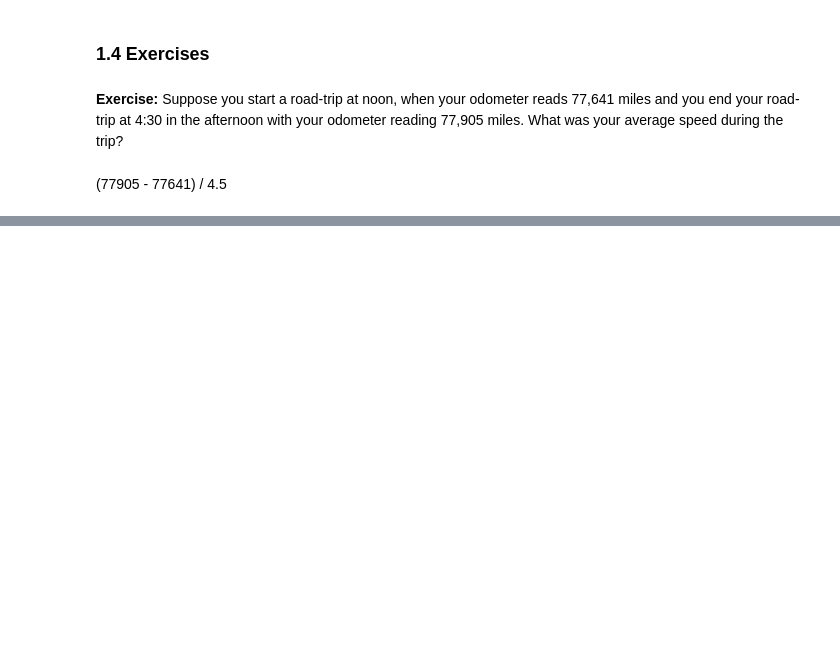
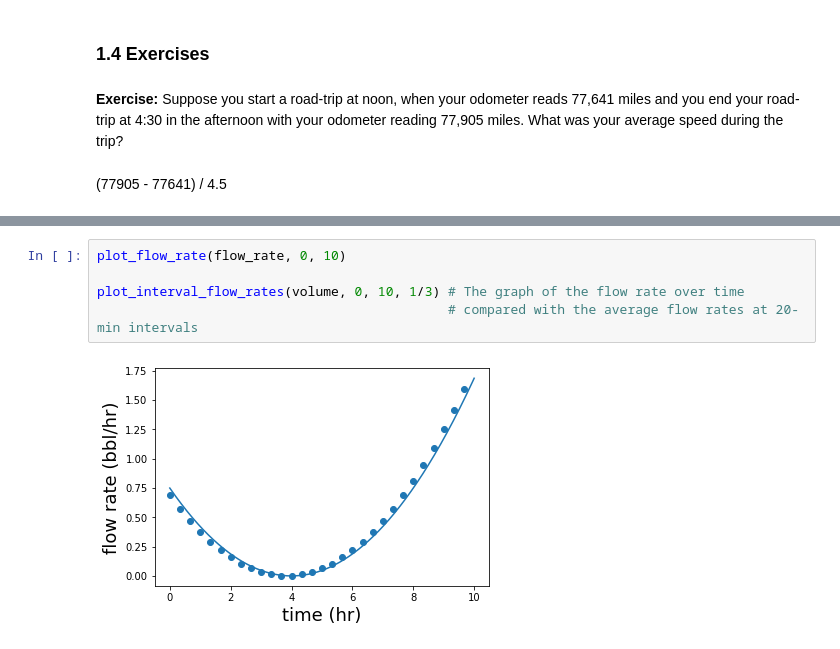
Before and after one commit to DoranLyong/Math-Programming-for-Coders, a Jupyter notebook: Math-for-Programmers/Part2_Calculus_and_Physical-simulation/01_Understanding rates of change/Rates-Of-Change.ipynb, the cells around one changed output, grey strips where cells are left out. Drawn from its saved outputs; the diff is of its cells as text; blank space fills up the shorter version.

```diff
--- a/Math-for-Programmers/Part2_Calculus_and_Physical-simulation/01_Understanding rates of change/Rates-Of-Change.ipynb
+++ b/Math-for-Programmers/Part2_Calculus_and_Physical-simulation/01_Understanding rates of change/Rates-Of-Change.ipynb
@@ -146,0 +239,7 @@ average_flow_rate(decreasing_volume,0,4)   # 0-hr -> 4-hr 로 시간의 변화
+# %%
+plot_flow_rate(flow_rate, 0, 10)
+
+plot_interval_flow_rates(volume, 0, 10, 1/3) # The graph of the flow rate over time
+                                             # compared with the average flow rates at 20-min intervals
+# %% [output]
+[figure, added]
```
Also changed, not shown: parts of 58 cells of this notebook.
